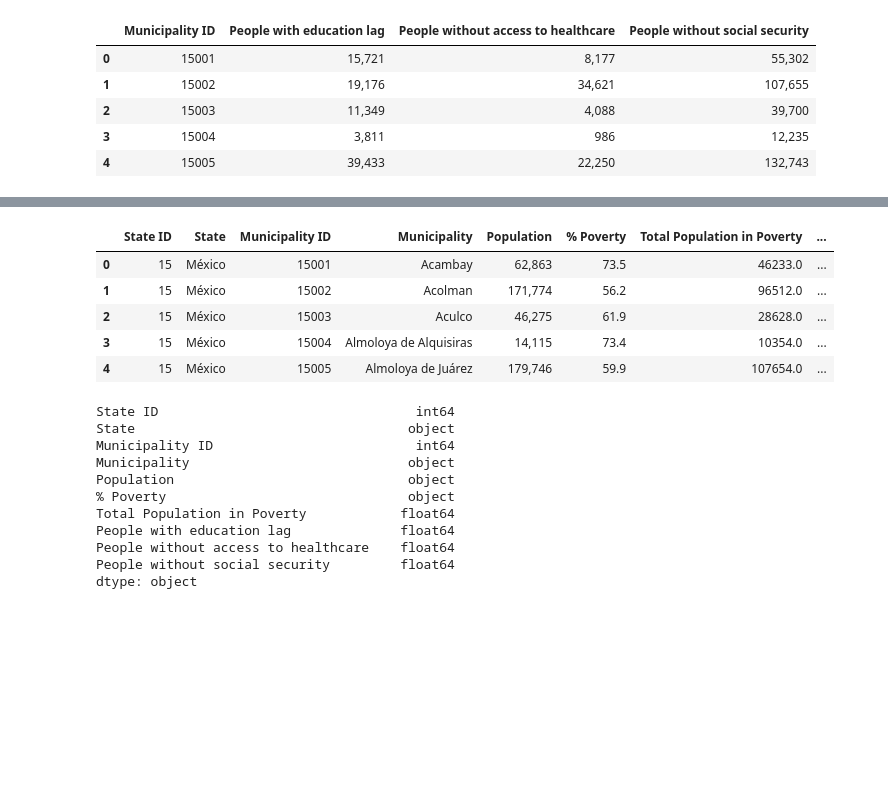
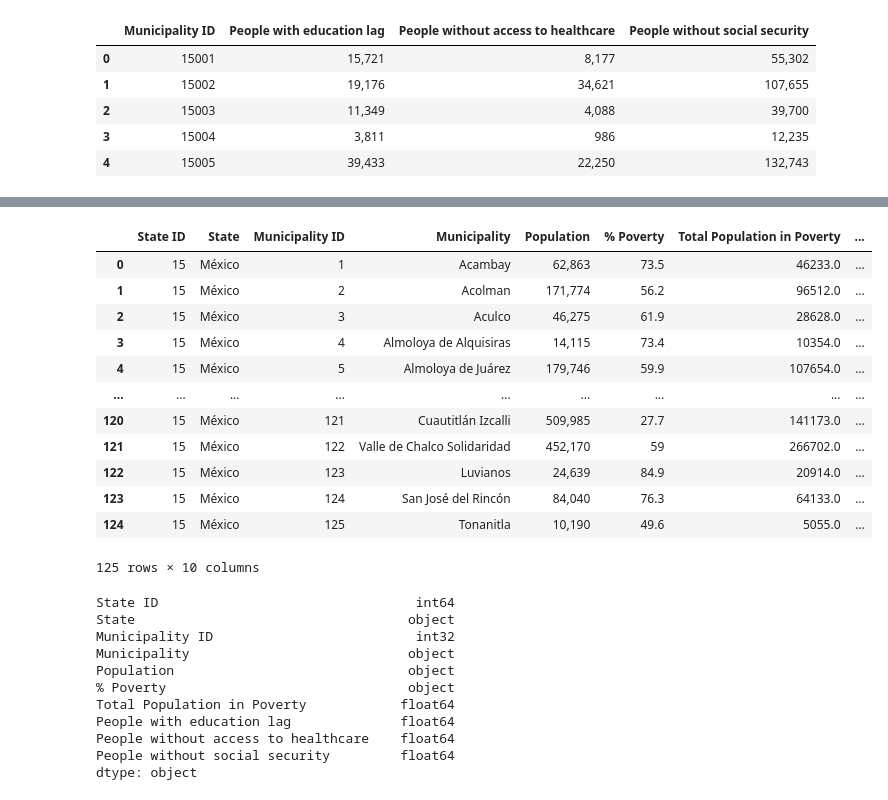
Before and after one commit to JCastilloD/Project-1-Bootcamp, a Jupyter notebook: Data_Retrieval/Municipio Data Extraction.ipynb, the cells around one changed output, grey strips where cells are left out. Drawn from its saved outputs; the diff is of its cells as text; code cells hidden in the pictures; blank space fills up the shorter version.

```diff
--- a/Data_Retrieval/Municipio Data Extraction.ipynb
+++ b/Data_Retrieval/Municipio Data Extraction.ipynb
@@ -104,23 +120,30 @@ mergepoverty.head()
 # %%
 mergepoverty['Total Population in Poverty'] = mergepoverty['Total Population in Poverty'].astype(float)
 mergepoverty['People with education lag'] = mergepoverty['People with education lag'].astype(float)
 mergepoverty['People without access to healthcare'] = mergepoverty['People without access to healthcare'].astype(float)
 mergepoverty['People without social security'] = mergepoverty['People without social security'].astype(float)
-
-mergepoverty.head()
+mergepoverty['Municipality ID'] = mergepoverty['Municipality ID'].astype(str).str.slice(2).astype(int)
+mergepoverty
 # %% [output]
 |  | State ID | State | Municipality ID | Municipality | Population | % Poverty | Total Population in Poverty | ... |
-| 0 | 15 | México | 15001 | Acambay | 62,863 | 73.5 | 46233.0 | ... |
-| 1 | 15 | México | 15002 | Acolman | 171,774 | 56.2 | 96512.0 | ... |
-| 2 | 15 | México | 15003 | Aculco | 46,275 | 61.9 | 28628.0 | ... |
-| 3 | 15 | México | 15004 | Almoloya de Alquisiras | 14,115 | 73.4 | 10354.0 | ... |
-| 4 | 15 | México | 15005 | Almoloya de Juárez | 179,746 | 59.9 | 107654.0 | ... |
+| 0 | 15 | México | 1 | Acambay | 62,863 | 73.5 | 46233.0 | ... |
+| 1 | 15 | México | 2 | Acolman | 171,774 | 56.2 | 96512.0 | ... |
+| 2 | 15 | México | 3 | Aculco | 46,275 | 61.9 | 28628.0 | ... |
+| 3 | 15 | México | 4 | Almoloya de Alquisiras | 14,115 | 73.4 | 10354.0 | ... |
+| 4 | 15 | México | 5 | Almoloya de Juárez | 179,746 | 59.9 | 107654.0 | ... |
+| ... | ... | ... | ... | ... | ... | ... | ... | ... |
+| 120 | 15 | México | 121 | Cuautitlán Izcalli | 509,985 | 27.7 | 141173.0 | ... |
+| 121 | 15 | México | 122 | Valle de Chalco Solidaridad | 452,170 | 59 | 266702.0 | ... |
+| 122 | 15 | México | 123 | Luvianos | 24,639 | 84.9 | 20914.0 | ... |
+| 123 | 15 | México | 124 | San José del Rincón | 84,040 | 76.3 | 64133.0 | ... |
+| 124 | 15 | México | 125 | Tonanitla | 10,190 | 49.6 | 5055.0 | ... |
+125 rows × 10 columns
 # %%
 mergepoverty.dtypes
 # %% [output]
 State ID                                 int64
 State                                   object
-Municipality ID                          int64
+Municipality ID                          int32
 Municipality                            object
 Population                              object
 % Poverty                               object
```
Also changed, not shown: parts of 11 cells of this notebook, 7 other files.
